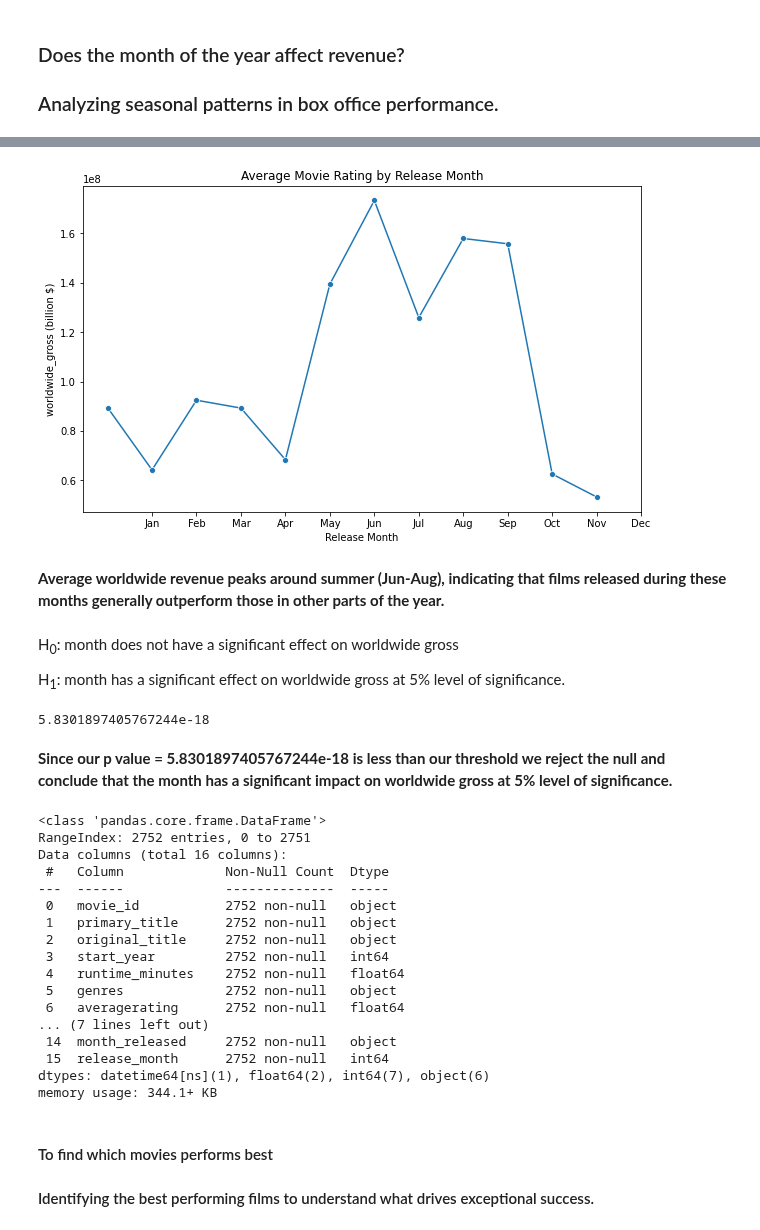
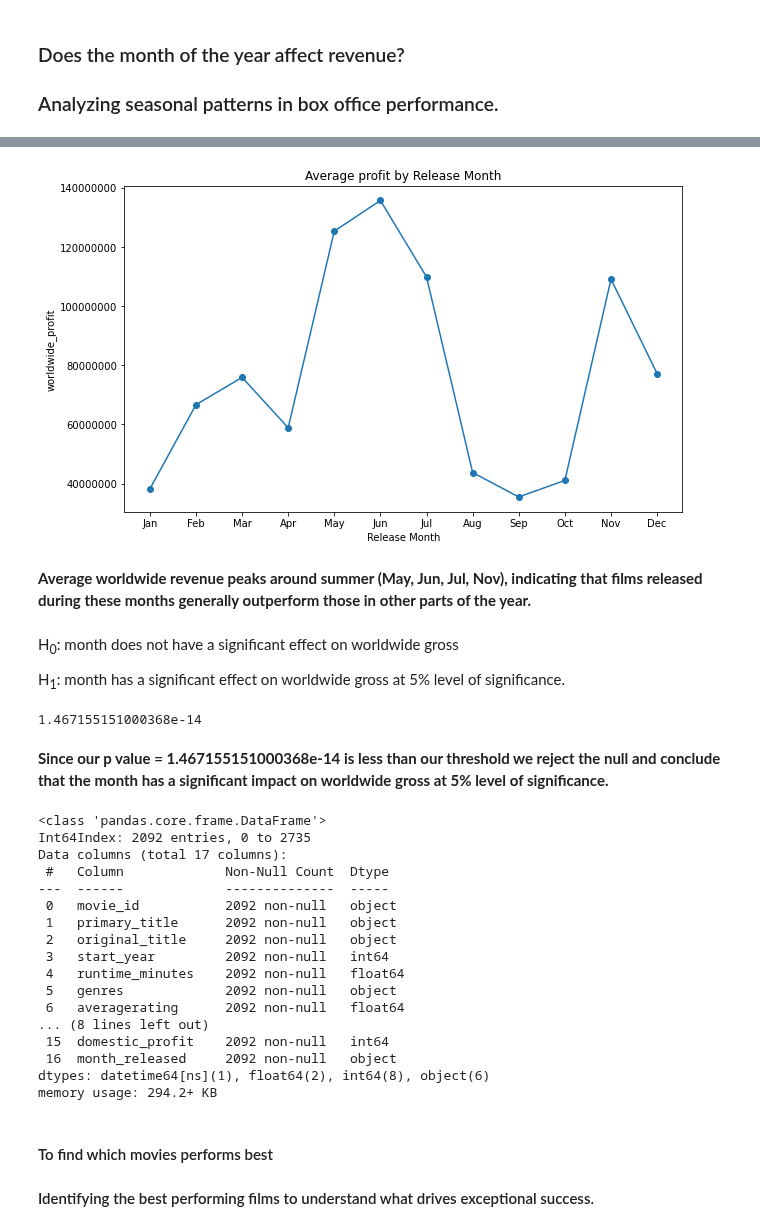
Before and after one commit to Graham-49/Phase2-project, a Jupyter notebook: index.ipynb, the cells around one changed output, grey strips where cells are left out. Drawn from its saved outputs; the diff is of its cells as text; code cells hidden in the pictures.

Commit message:
Recifited some plots. Added profit columns for visualizations.

```diff
--- a/index.ipynb
+++ b/index.ipynb
@@ -182,0 +200,3 @@ memory usage: 301.1+ KB
+# %%
+movie_details_and_revenue.drop_duplicates(subset=['movie'],keep='first',inplace=True)
+movie_details_and_revenue.info()
@@ -219,2 +257,6 @@ plt.tight_layout();
 # %% [markdown]
 **A mix of adventure, Drama, Sport and also a mix of Fantasy, Romance seem to yield high profit domestically and worldwide.**
+# %%
+movie_details_and_revenue['worldwide_profit']=movie_details_and_revenue.worldwide_gross-movie_details_and_revenue.production_budget
+movie_details_and_revenue['domestic_profit']=movie_details_and_revenue.domestic_gross-movie_details_and_revenue.production_budget
+movie_details_and_revenue.info()
@@ -385,21 +429,26 @@ memory usage: 322.6+ KB
 # %%
+# Average profit per month
+monthly_profit = movie_details_and_revenue.groupby('month_released')['worldwide_profit'].mean()
+month_order = ['Jan','Feb','Mar','Apr','May','Jun','Jul','Aug','Sep','Oct','Nov','Dec']
 
-movie_details_and_revenue['release_month'] = movie_details_and_revenue['release_date'].dt.month # Extracting month from release_date
+monthly_profit.index = pd.Categorical(
+    monthly_profit.index,
+    categories=month_order,
+    ordered=True
+)
 
-# Average rating per month
-monthly_ratings = movie_details_and_revenue.groupby('month_released')['worldwide_gross'].mean()
-
+monthly_profit = monthly_profit.sort_index()
+monthly_profit.index = monthly_profit.index.astype(str)
 plt.figure(figsize=(10,6))
-sns.lineplot(x=monthly_ratings.index, y=monthly_ratings.values, marker='o')
-plt.title('Average Movie Rating by Release Month')
+plt.plot(monthly_profit, marker='o')
+plt.ticklabel_format(style='plain', axis='y')
+plt.title('Average profit by Release Month')
 plt.xlabel('Release Month')
-plt.ylabel('worldwide_gross (billion $)')
-plt.xticks(range(1,13), month_map.values())
-plt.show()
+plt.ylabel('worldwide_profit');
 # %% [output]
-[figure, old version]
+[figure, new version]
 # %% [markdown]
- **Average worldwide revenue peaks around summer (Jun-Aug), indicating that films released during these months generally outperform those in other parts of the year.**
+ **Average worldwide revenue peaks around summer (May, Jun, Jul, Nov), indicating that films released during these months generally outperform those in other parts of the year.**
 # %% [markdown]
 H<sub>0</sub>: month does not have a significant effect on worldwide gross
 
@@ -412,29 +461,29 @@ groups = [
 f_stat, p = f_oneway(*groups)
 p
 # %% [output]
-5.8301897405767244e-18
+1.467155151000368e-14
 # %% [markdown]
-**Since our p value = 5.8301897405767244e-18 is less than our threshold we reject the null and conclude that the month has a significant impact on worldwide gross at 5% level of significance.**
+**Since our p value = 1.467155151000368e-14 is less than our threshold we reject the null and conclude that the month has a significant impact on worldwide gross at 5% level of significance.**
 # %%
 movie_details_and_revenue.info()
 # %% [output]
 <class 'pandas.core.frame.DataFrame'>
-RangeIndex: 2752 entries, 0 to 2751
-Data columns (total 16 columns):
+Int64Index: 2092 entries, 0 to 2735
+Data columns (total 17 columns):
  #   Column             Non-Null Count  Dtype
 ---  ------             --------------  -----
- 0   movie_id           2752 non-null   object
- 1   primary_title      2752 non-null   object
- 2   original_title     2752 non-null   object
- 3   start_year         2752 non-null   int64
- 4   runtime_minutes    2752 non-null   float64
- 5   genres             2752 non-null   object
- 6   averagerating      2752 non-null   float64
-... (7 lines left out)
- 14  month_released     2752 non-null   object
- 15  release_month      2752 non-null   int64
-dtypes: datetime64[ns](1), float64(2), int64(7), object(6)
-memory usage: 344.1+ KB
+ 0   movie_id           2092 non-null   object
+ 1   primary_title      2092 non-null   object
+ 2   original_title     2092 non-null   object
+ 3   start_year         2092 non-null   int64
+ 4   runtime_minutes    2092 non-null   float64
+ 5   genres             2092 non-null   object
+ 6   averagerating      2092 non-null   float64
+... (8 lines left out)
+ 15  domestic_profit    2092 non-null   int64
+ 16  month_released     2092 non-null   object
+dtypes: datetime64[ns](1), float64(2), int64(8), object(6)
+memory usage: 294.2+ KB
 # %% [markdown]
 #### To find which movies performs best
 #### Identifying the best performing films to understand what drives exceptional success.
```
Also changed, not shown: parts of 21 cells of this notebook.
